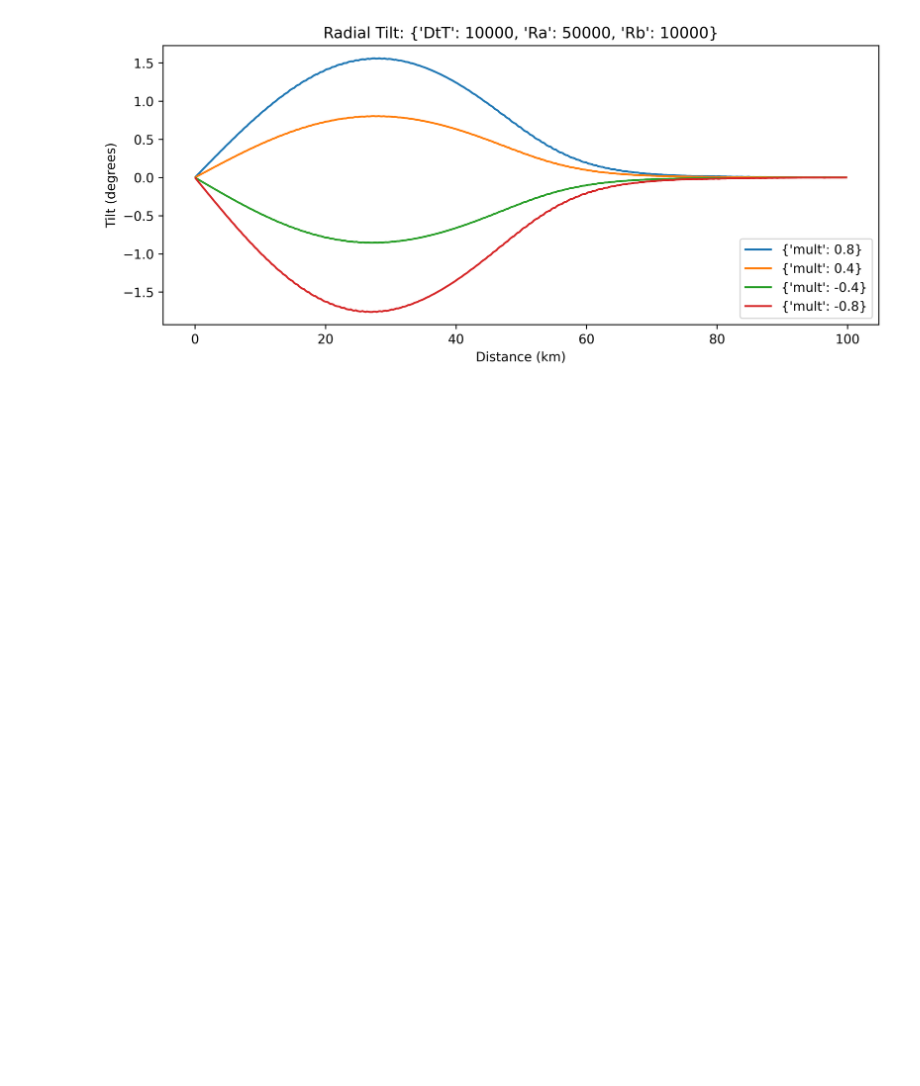
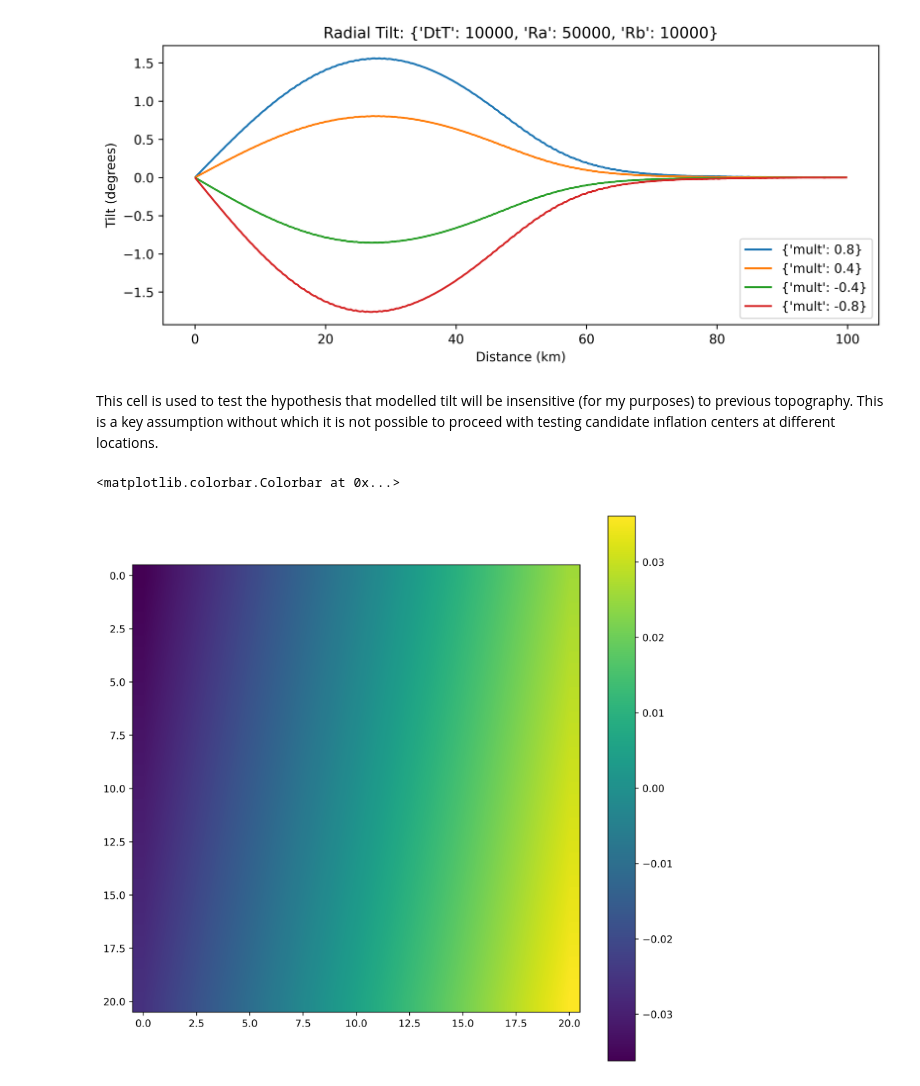
Before and after one commit to hernypeterson/thesis, a Jupyter notebook: code.ipynb, the cells around one changed output. Cells and saved outputs as stored; diff of their text form; code cells hidden in the pictures; blank space fills up the shorter version.

Commit message:
testing topography

```diff
--- a/code.ipynb
+++ b/code.ipynb
@@ -314,3 +314,33 @@ plt.legend(loc="lower right")
 # %% [output]
 <matplotlib.legend.Legend at 0x...>
 [figure]
+# %% [markdown]
+This cell is used to test the hypothesis that modelled tilt will be insensitive (for my purposes) to previous topography. This is a key assumption without which it is not possible to proceed with testing candidate inflation centers at different locations.
+# %%
+dz1 = 50
+dr1 = 300
+dUz = 10
+dUr = 10
+
+def flat_model_error(dz1, dr1, dUz, dUr):
+    tilt = atan2(dz1, dr1) - atan2((dz1 + dUz), (dr1 + dUr))
+    flat_tilt = -atan2(dUz, (dr1 + dUr))
+    error = degrees(tilt - flat_tilt)
+    return error
+
+# use x = r and y = r
+
+resolution = 21
+
+# fixed dz1, dr1
+
+xs = ys = np.linspace(-1, 1, resolution)
+z = np.array([flat_model_error(dz1, dr1, y, x) for y in ys for x in xs]).reshape(resolution, resolution)
+
+fig = plt.figure(figsize = (10, 10), dpi = 600)
+
+plt.imshow(z, interpolation='bilinear')
+plt.colorbar()
+# %% [output]
+<matplotlib.colorbar.Colorbar at 0x...>
+[figure, added]
```
Also changed, not shown: parts of 1 cell of this notebook, 8 other files.
